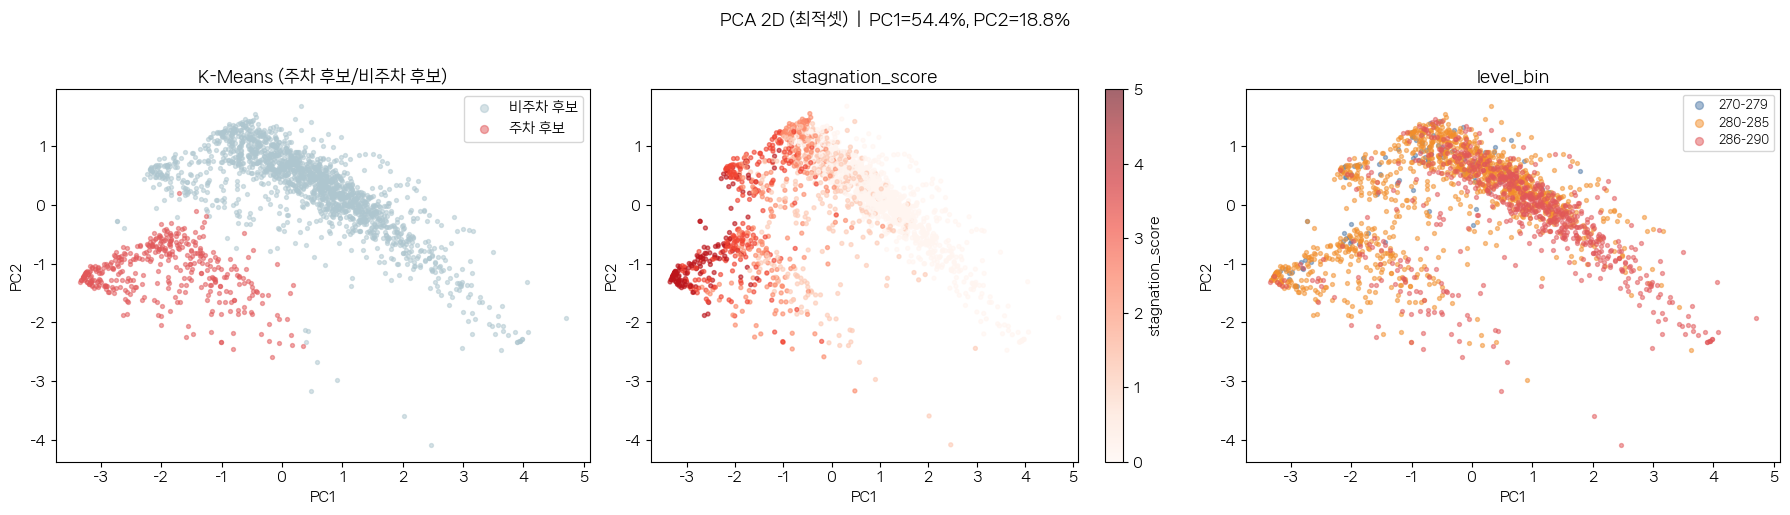
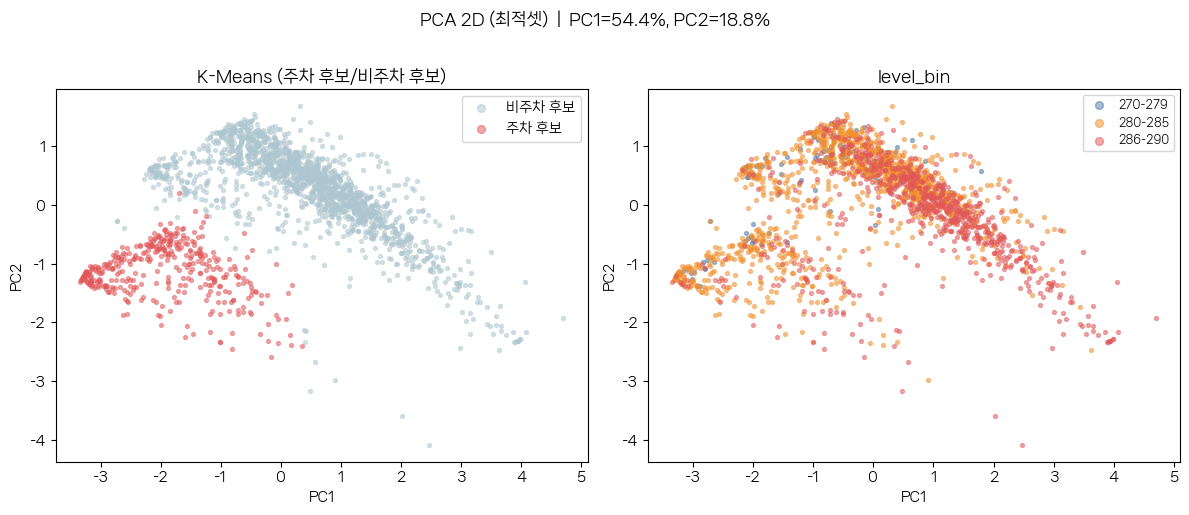
Code edit (unified diff) that turned the first committed figure into the second:
--- before
+++ after
@@ -2,8 +2,8 @@
 X_pca = pca.fit_transform(X)
 pca_df = pd.DataFrame(X_pca, columns=["PC1", "PC2"], index=idx).join(
-    df_final[["cluster_km", "stagnation_score", "level_bin"]])
+    df_final[["cluster_km", "level_bin"]])
 pca_df["is_stagnant_cluster"] = (pca_df["cluster_km"] == stagnant_cluster_id).astype(int)
 
-fig, axes = plt.subplots(1, 3, figsize=(18, 5))
+fig, axes = plt.subplots(1, 2, figsize=(12, 5))
 for cl, (color, lbl) in enumerate(zip(["#aec6cf", "#e15759"], ["비주차 후보", "주차 후보"])):
     m = pca_df["is_stagnant_cluster"] == cl
@@ -12,18 +12,13 @@
 axes[0].legend(markerscale=2)
 
-sc = axes[1].scatter(pca_df["PC1"], pca_df["PC2"], c=pca_df["stagnation_score"],
-                     cmap="Reds", s=8, alpha=0.6, vmin=0, vmax=5)
-plt.colorbar(sc, ax=axes[1], label="stagnation_score")
-axes[1].set_title("stagnation_score"); axes[1].set_xlabel("PC1"); axes[1].set_ylabel("PC2")
-
 for band in BAND_LABELS:
     m = pca_df["level_bin"].astype(str) == band
     if m.sum() > 0:
-        axes[2].scatter(pca_df.loc[m, "PC1"], pca_df.loc[m, "PC2"], s=8, alpha=0.5,
+        axes[1].scatter(pca_df.loc[m, "PC1"], pca_df.loc[m, "PC2"], s=8, alpha=0.5,
                         color=BAND_PALETTE.get(band, "gray"), label=band)
-axes[2].set_title("level_bin"); axes[2].set_xlabel("PC1"); axes[2].set_ylabel("PC2")
-axes[2].legend(markerscale=2, fontsize=8)
+axes[1].set_title("level_bin"); axes[1].set_xlabel("PC1"); axes[1].set_ylabel("PC2")
+axes[1].legend(markerscale=2, fontsize=8)
 
 ev = pca.explained_variance_ratio_
 plt.suptitle(f"PCA 2D (최적셋)  |  PC1={ev[0]:.1%}, PC2={ev[1]:.1%}", y=1.02); plt.tight_layout()
-plt.savefig("figures/02_pca_3panel.png", dpi=150, bbox_inches="tight"); plt.show()
+plt.savefig("figures/02_pca_2panel.png", dpi=150, bbox_inches="tight"); plt.show()

Commit: docs: prepare public analysis report